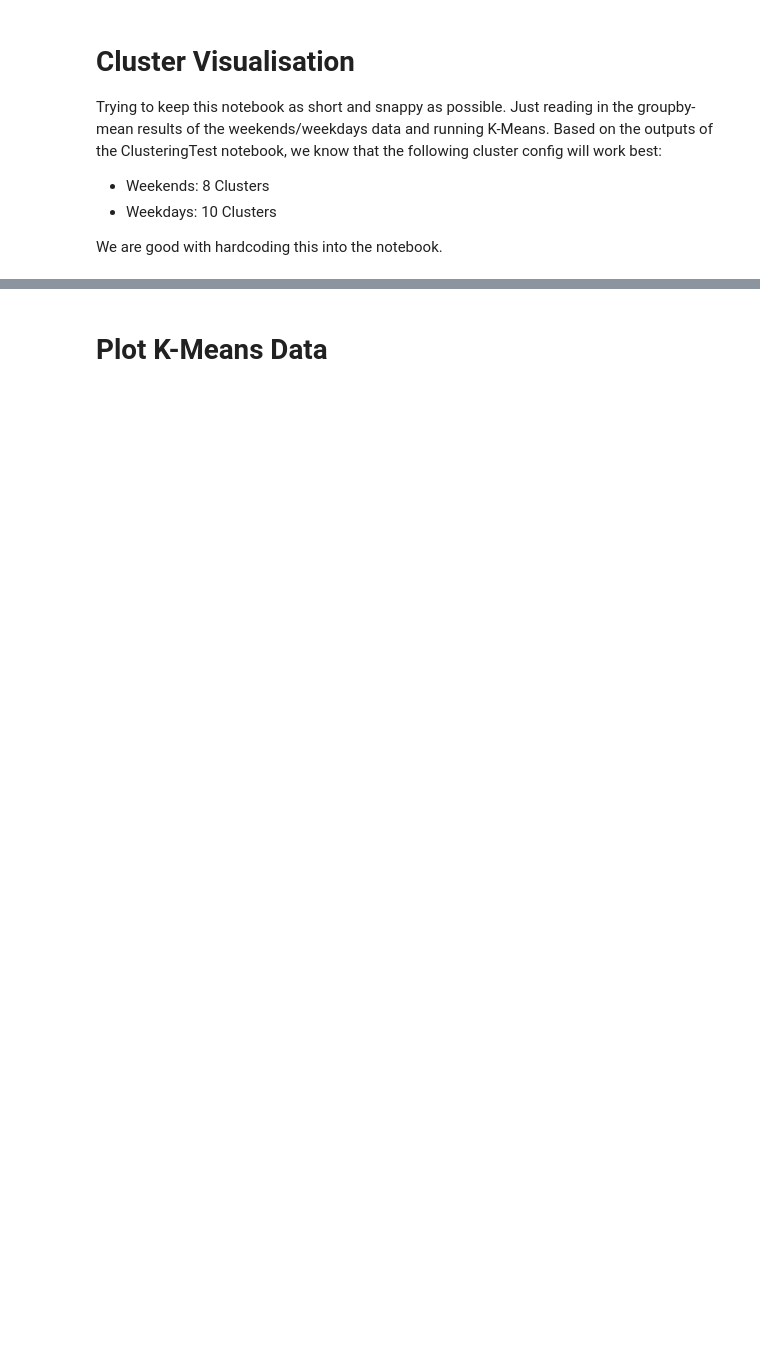
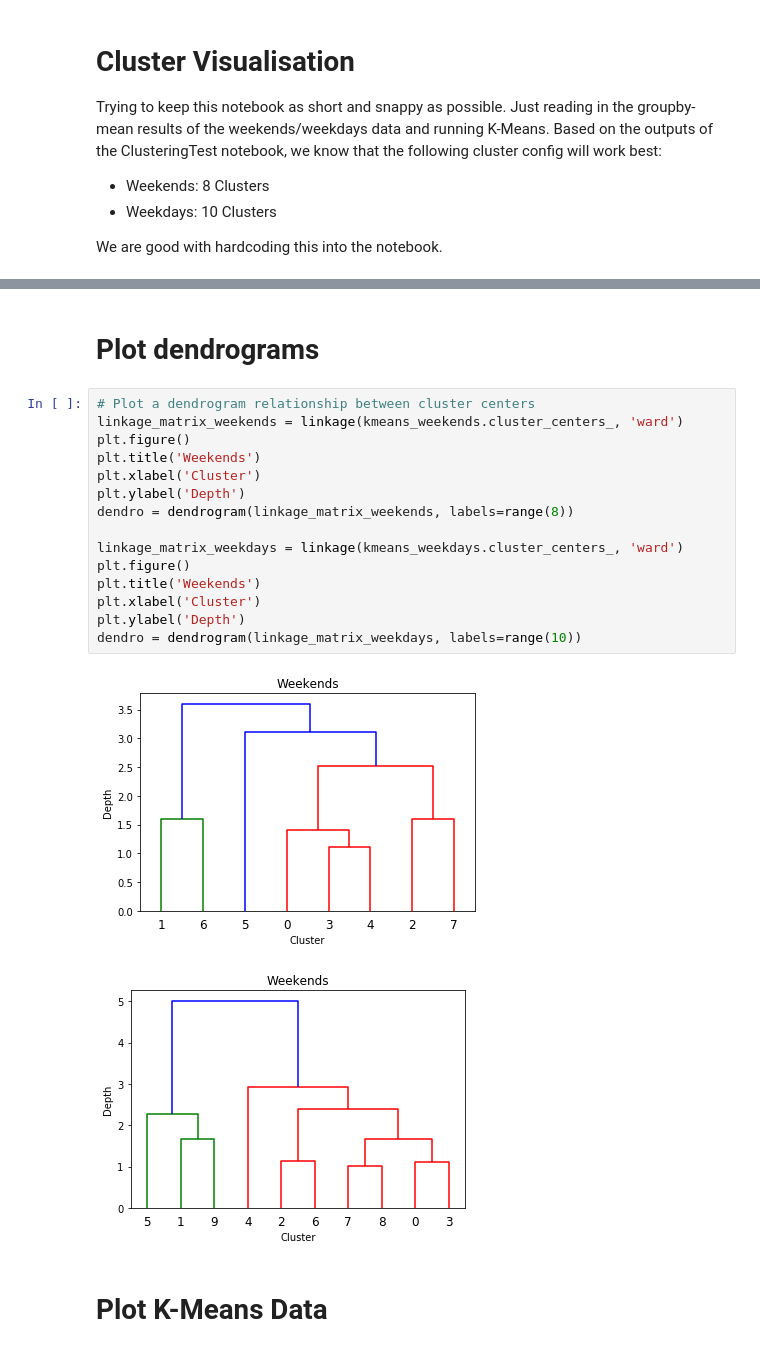
Before and after one commit to star44/capstone-project, a Jupyter notebook: ClusterVisualisation.ipynb, the cells around one changed output, grey strips where cells are left out. Drawn from its saved outputs; the diff is of its cells as text; blank space fills up the shorter version.

```diff
--- a/ClusterVisualisation.ipynb
+++ b/ClusterVisualisation.ipynb
@@ -102,3 +148,23 @@ kmeans.inertia_
+# %% [markdown]
+# Plot dendrograms
+# %%
+# Plot a dendrogram relationship between cluster centers
+linkage_matrix_weekends = linkage(kmeans_weekends.cluster_centers_, 'ward')
+plt.figure()
+plt.title('Weekends')
+plt.xlabel('Cluster')
+plt.ylabel('Depth')
+dendro = dendrogram(linkage_matrix_weekends, labels=range(8))
+
+linkage_matrix_weekdays = linkage(kmeans_weekdays.cluster_centers_, 'ward')
+plt.figure()
+plt.title('Weekends')
+plt.xlabel('Cluster')
+plt.ylabel('Depth')
+dendro = dendrogram(linkage_matrix_weekdays, labels=range(10))
+# %% [output]
+[figure, added]
+[figure, added]
 # %% [markdown]
 # Plot K-Means Data
 # %%
```
Also changed, not shown: parts of 10 cells of this notebook, 1 other file.
